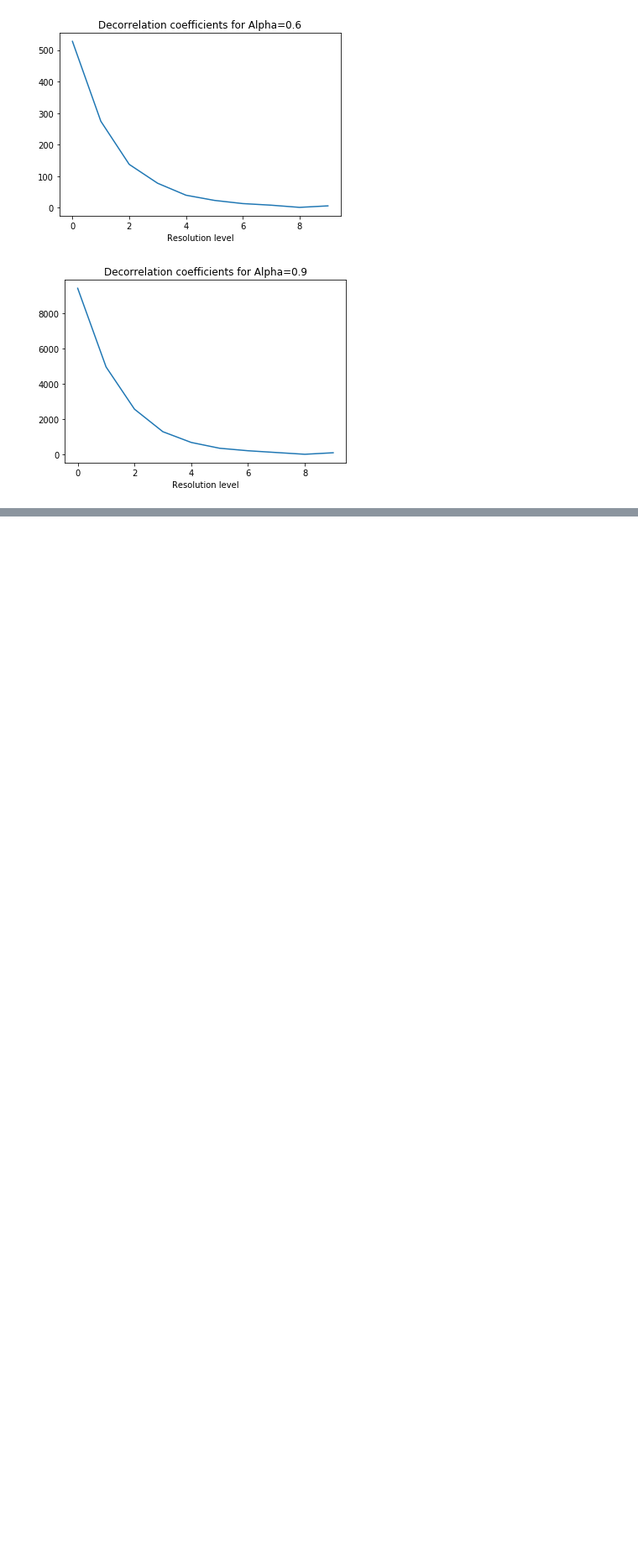
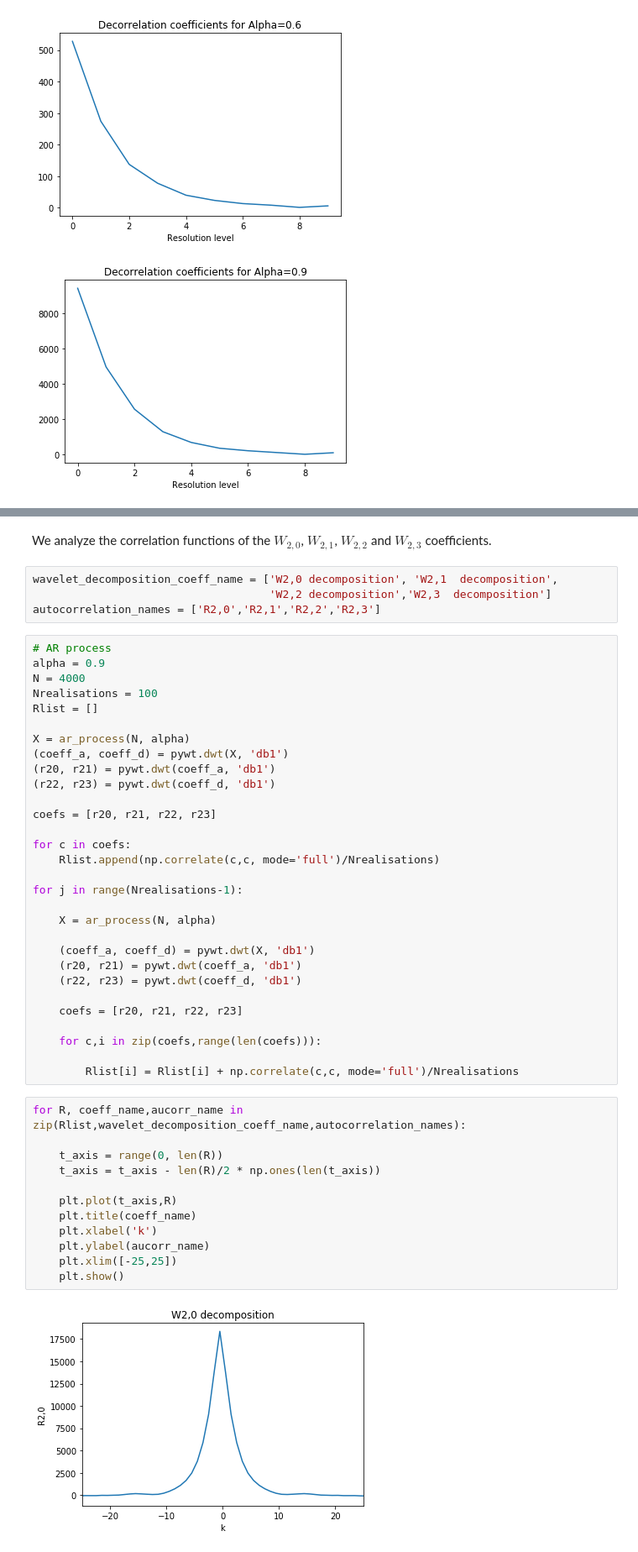
Before and after one commit to gonzaq94/Wavelets, a Jupyter notebook: wavelets simulations.ipynb, the cells around one changed output, grey strips where cells are left out. Shown: that part at 84% size. Cells and saved outputs as stored; diff of their text form; blank space fills up the shorter version.

```diff
--- a/wavelets simulations.ipynb
+++ b/wavelets simulations.ipynb
@@ -351,0 +576,50 @@ for i in range(len(alphas)):
+# %% [markdown]
+We analyze the correlation functions of the $W_{2,0}$, $W_{2,1}$, $W_{2,2}$ and $W_{2,3}$ coefficients.
+# %%
+wavelet_decomposition_coeff_name = ['W2,0 decomposition', 'W2,1  decomposition',
+                                    'W2,2 decomposition','W2,3  decomposition']
+autocorrelation_names = ['R2,0','R2,1','R2,2','R2,3']
+# %%
+# AR process
+alpha = 0.9
+N = 4000
+Nrealisations = 100
+Rlist = []
+
+X = ar_process(N, alpha)
+(coeff_a, coeff_d) = pywt.dwt(X, 'db1')
+(r20, r21) = pywt.dwt(coeff_a, 'db1')
+(r22, r23) = pywt.dwt(coeff_d, 'db1')
+
+coefs = [r20, r21, r22, r23]
+
+for c in coefs:
+    Rlist.append(np.correlate(c,c, mode='full')/Nrealisations)
+
+for j in range(Nrealisations-1):
+
+    X = ar_process(N, alpha)
+
+    (coeff_a, coeff_d) = pywt.dwt(X, 'db1')
+    (r20, r21) = pywt.dwt(coeff_a, 'db1')
+    (r22, r23) = pywt.dwt(coeff_d, 'db1')
+
+    coefs = [r20, r21, r22, r23]
+
+    for c,i in zip(coefs,range(len(coefs))):
+
+        Rlist[i] = Rlist[i] + np.correlate(c,c, mode='full')/Nrealisations
+# %%
+for R, coeff_name,aucorr_name in zip(Rlist,wavelet_decomposition_coeff_name,autocorrelation_names):
+
+    t_axis = range(0, len(R))
+    t_axis = t_axis - len(R)/2 * np.ones(len(t_axis))
+
+    plt.plot(t_axis,R)
+    plt.title(coeff_name)
+    plt.xlabel('k')
+    plt.ylabel(aucorr_name)
+    plt.xlim([-25,25])
+    plt.show()
+# %% [output]
+[figure, added]
```
Also changed, not shown: parts of 27 cells of this notebook.
